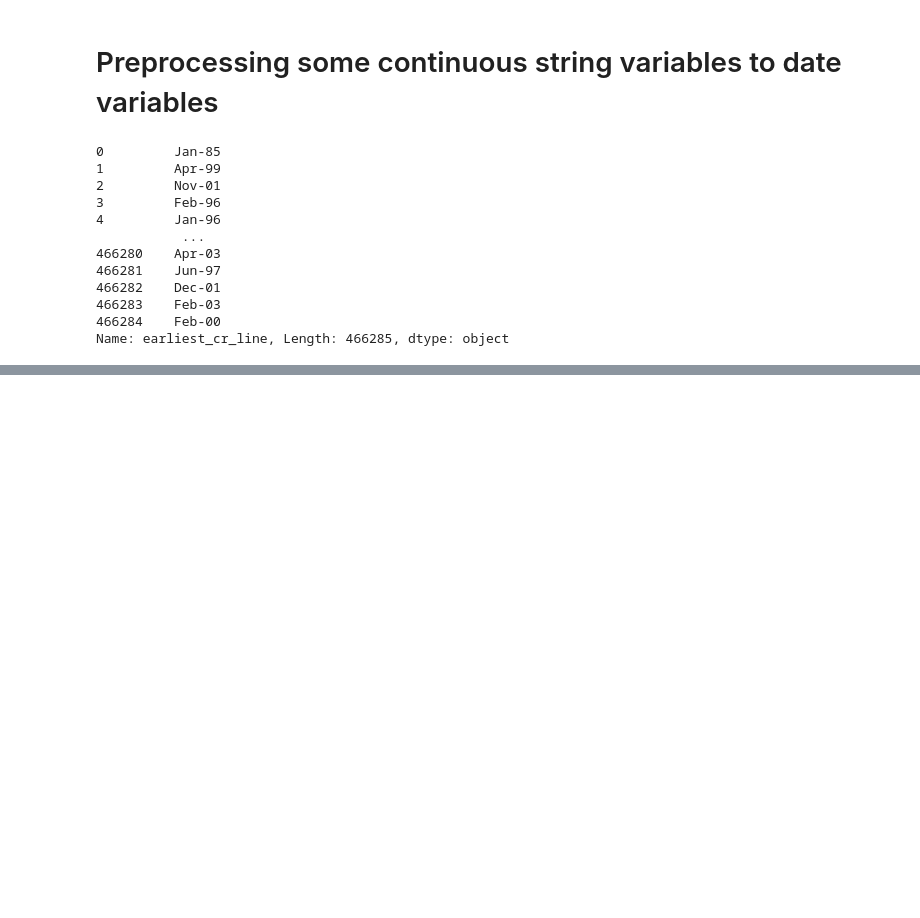
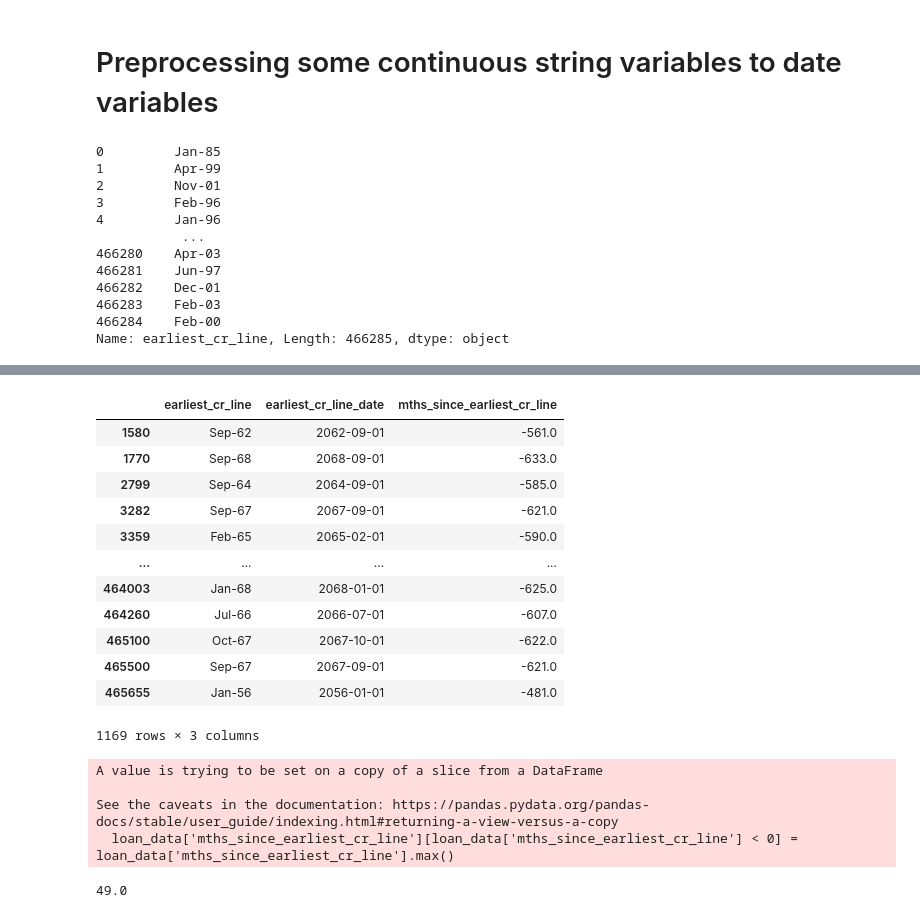
Before and after one commit to shruti-sriniv/Cred-Risk, a Jupyter notebook: Data Processing.ipynb, the cells around one changed output, grey strips where cells are left out. Drawn from its saved outputs; the diff is of its cells as text; code cells hidden in the pictures; blank space fills up the shorter version.

Commit message:
Changed issue_d and earliest_cr_line to the appropriate format (months since those occured)

```diff
--- a/Data Processing.ipynb
+++ b/Data Processing.ipynb
@@ -123,0 +163,7 @@ Name: earliest_cr_line, Length: 466285, dtype: object
+# %%
+# Finding the same thing, but in months
+# Adding this to a column named "mths_since_earliest_cr_line"
+# Using the describe method to see some statistics about the value we calculated
+
+loan_data['mths_since_earliest_cr_line'] = round(pd.to_numeric((pd.to_datetime('2015-12-01') - loan_data['earliest_cr_line_date']) / np.timedelta64(1, 'M')))
+loan_data['mths_since_earliest_cr_line'].describe()
@@ -123,0 +180,33 @@ Name: earliest_cr_line, Length: 466285, dtype: object
+# %%
+# Since there is a negative time difference, we need to fix some data points
+# Locating those data points
+
+loan_data.loc[: , ['earliest_cr_line', 'earliest_cr_line_date', 'mths_since_earliest_cr_line']][loan_data['mths_since_earliest_cr_line'] < 0]
+# %% [output]
+|  | earliest_cr_line | earliest_cr_line_date | mths_since_earliest_cr_line |
+| 1580 | Sep-62 | 2062-09-01 | -561.0 |
+| 1770 | Sep-68 | 2068-09-01 | -633.0 |
+| 2799 | Sep-64 | 2064-09-01 | -585.0 |
+| 3282 | Sep-67 | 2067-09-01 | -621.0 |
+| 3359 | Feb-65 | 2065-02-01 | -590.0 |
+| ... | ... | ... | ... |
+| 464003 | Jan-68 | 2068-01-01 | -625.0 |
+| 464260 | Jul-66 | 2066-07-01 | -607.0 |
+| 465100 | Oct-67 | 2067-10-01 | -622.0 |
+| 465500 | Sep-67 | 2067-09-01 | -621.0 |
+| 465655 | Jan-56 | 2056-01-01 | -481.0 |
+1169 rows × 3 columns
+# %%
+# It is found that some dates were written as 2060s instead of 1960s
+# This is solved by replacing the negative values with the maximum observed difference
+
+loan_data['mths_since_earliest_cr_line'][loan_data['mths_since_earliest_cr_line'] < 0] = loan_data['mths_since_earliest_cr_line'].max()
+# %% [output]
+A value is trying to be set on a copy of a slice from a DataFrame
+
+See the caveats in the documentation: https://pandas.pydata.org/pandas-docs/stable/user_guide/indexing.html#returning-a-view-versus-a-copy
+  loan_data['mths_since_earliest_cr_line'][loan_data['mths_since_earliest_cr_line'] < 0] = loan_data['mths_since_earliest_cr_line'].max()
+# %%
+min(loan_data['mths_since_earliest_cr_line'])
+# %% [output]
+49.0
```
Also changed, not shown: parts of 23 cells of this notebook.
